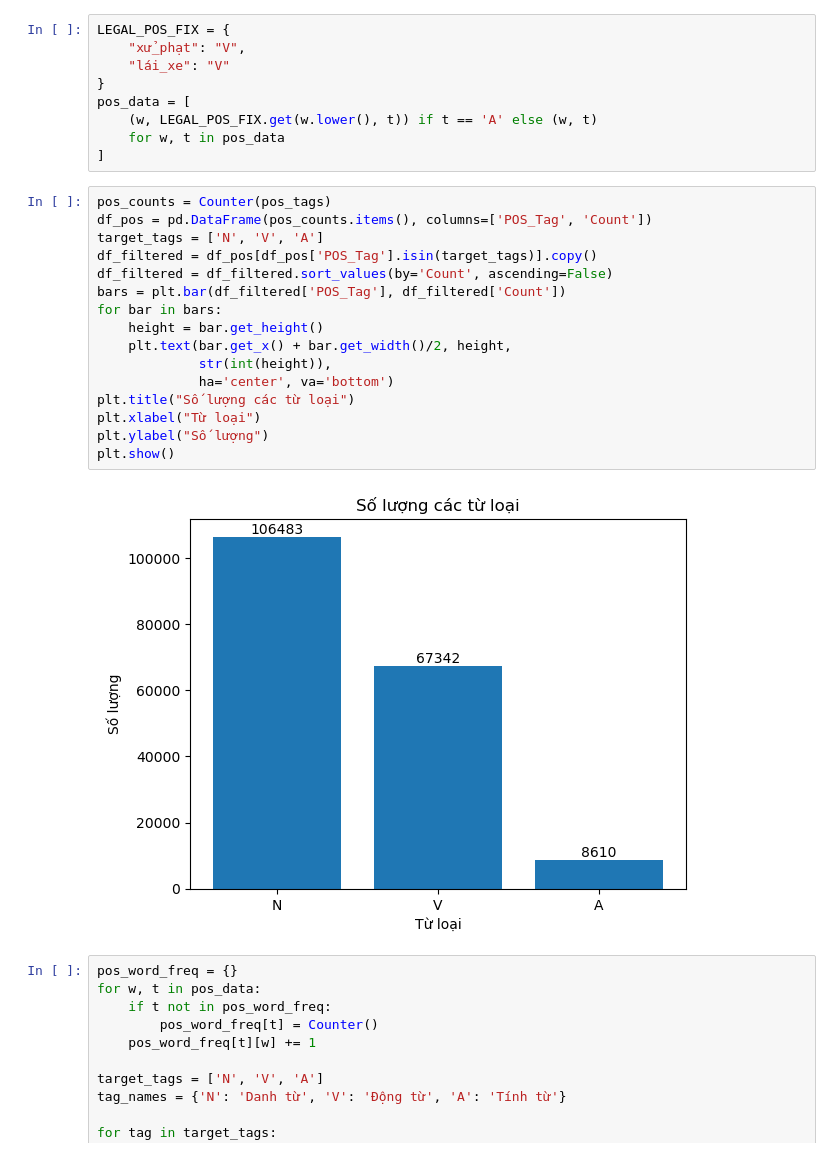
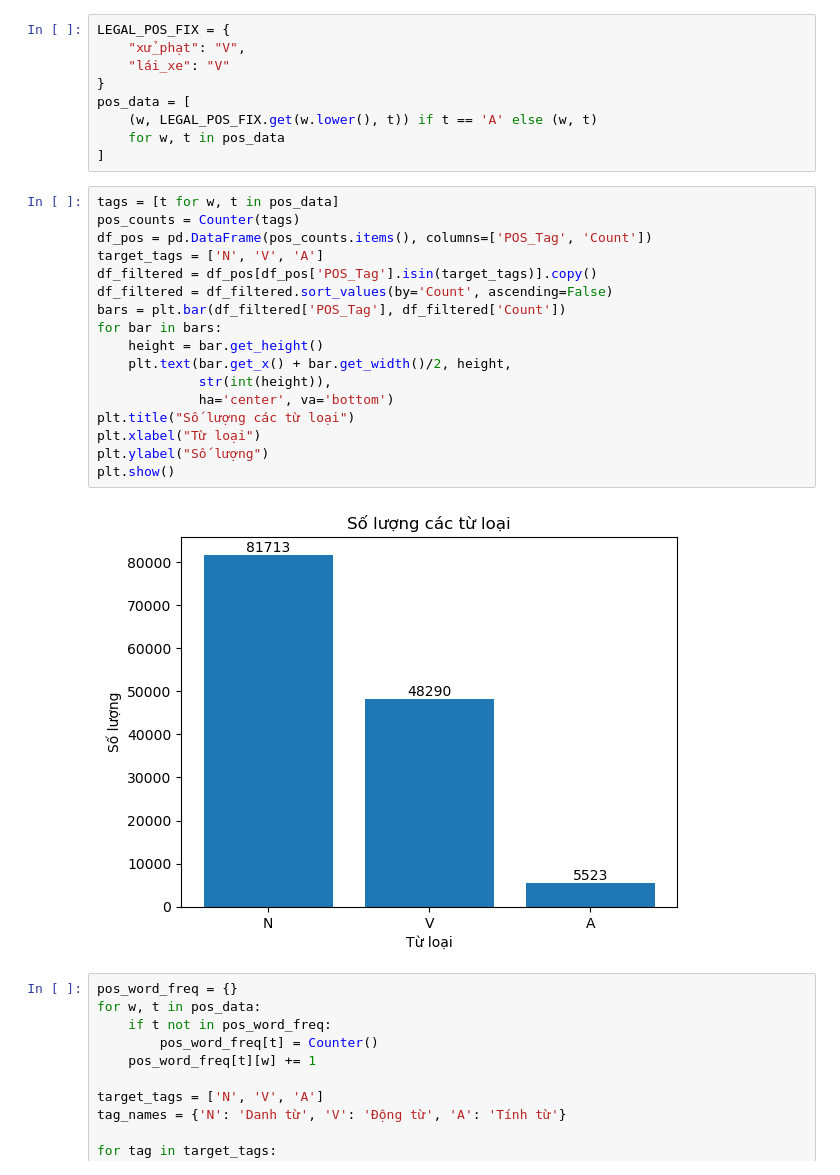
Before and after one commit to n3sfan/NLP-LegalQA, a Jupyter notebook: notebook/eda.ipynb, the cells around one changed output. Drawn from its saved outputs; the diff is of its cells as text.

Commit message:
fix pos count eda

```diff
--- a/notebook/eda.ipynb
+++ b/notebook/eda.ipynb
@@ -241,23 +241,24 @@ pos_data = [
     for w, t in pos_data
 ]
 # %%
-pos_counts = Counter(pos_tags)
+tags = [t for w, t in pos_data]
+pos_counts = Counter(tags)
 df_pos = pd.DataFrame(pos_counts.items(), columns=['POS_Tag', 'Count'])
 target_tags = ['N', 'V', 'A']
 df_filtered = df_pos[df_pos['POS_Tag'].isin(target_tags)].copy()
 df_filtered = df_filtered.sort_values(by='Count', ascending=False)
 bars = plt.bar(df_filtered['POS_Tag'], df_filtered['Count'])
 for bar in bars:
     height = bar.get_height()
     plt.text(bar.get_x() + bar.get_width()/2, height,
              str(int(height)),
              ha='center', va='bottom')
 plt.title("Số lượng các từ loại")
 plt.xlabel("Từ loại")
 plt.ylabel("Số lượng")
 plt.show()
 # %% [output]
-[figure, old version]
+[figure, new version]
 # %%
 pos_word_freq = {}
 for w, t in pos_data:
```
